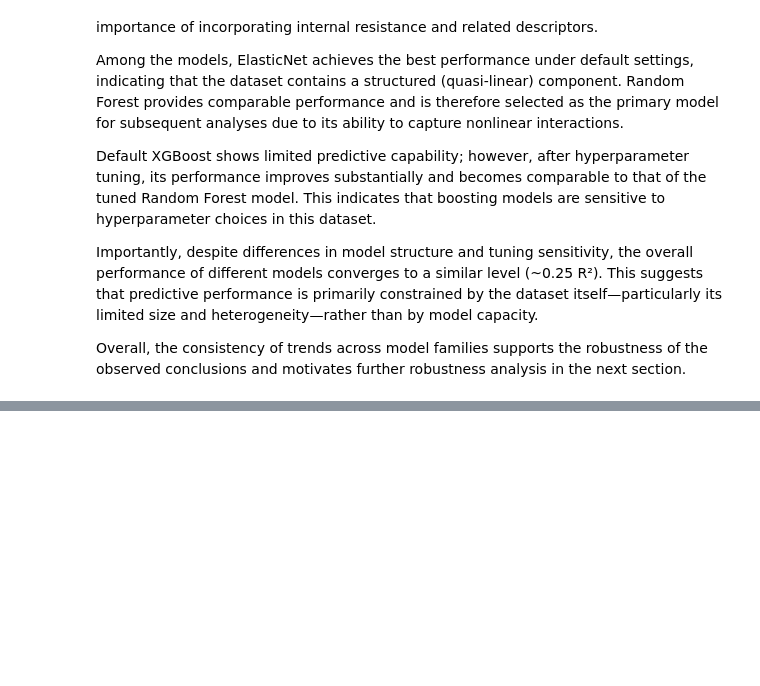
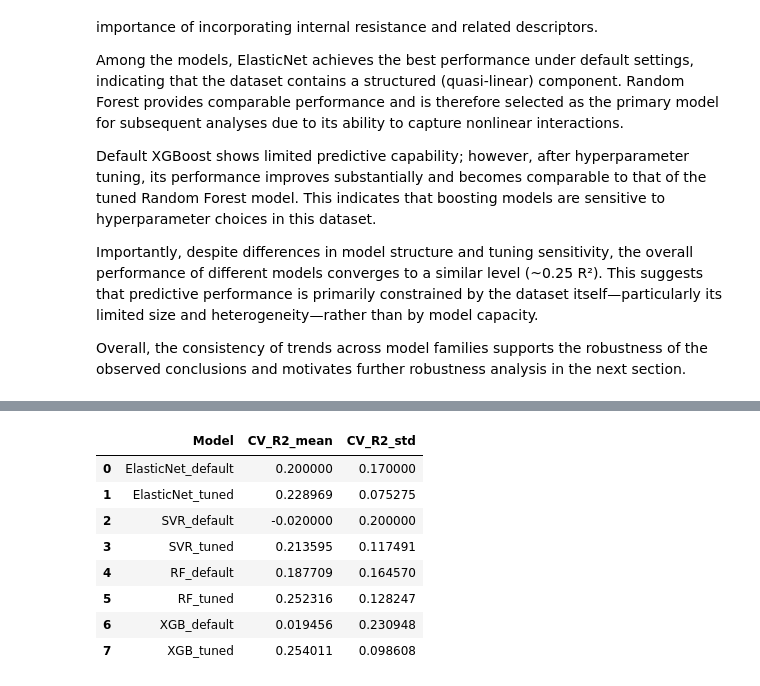
Before and after one commit to wenluanzhang/hydrovoltaic-ml, a Jupyter notebook: notebooks/04_modeling_phase2_models.ipynb, the cells around one changed output, grey strips where cells are left out. Saved outputs shown, nothing was run; the diff lists cells and outputs as text; code cells hidden in the pictures; blank space fills up the shorter version.

```diff
--- a/notebooks/04_modeling_phase2_models.ipynb
+++ b/notebooks/04_modeling_phase2_models.ipynb
@@ -1203,0 +1311,34 @@ Overall, the consistency of trends across model families supports the robustness
+# %%
+# 整理最终对比表（default + tuned）
+final_summary = pd.DataFrame({
+    "Model": [
+        "ElasticNet_default", "ElasticNet_tuned",
+        "SVR_default", "SVR_tuned",
+        "RF_default", "RF_tuned",
+        "XGB_default", "XGB_tuned"
+    ],
+    "CV_R2_mean": [
+        0.20, 0.228969,     # ElasticNet（你之前大概是0.20）
+        -0.02, 0.213595,    # SVR（之前是负）
+        0.187709, 0.252316,
+        0.019456, 0.254011
+    ],
+    "CV_R2_std": [
+        0.17, 0.075275,
+        0.20, 0.117491,
+        0.164570, 0.128247,
+        0.230948, 0.098608
+    ]
+})
+
+final_summary
+# %% [output]
+|  | Model | CV_R2_mean | CV_R2_std |
+| 0 | ElasticNet_default | 0.200000 | 0.170000 |
+| 1 | ElasticNet_tuned | 0.228969 | 0.075275 |
+| 2 | SVR_default | -0.020000 | 0.200000 |
+| 3 | SVR_tuned | 0.213595 | 0.117491 |
+| 4 | RF_default | 0.187709 | 0.164570 |
+| 5 | RF_tuned | 0.252316 | 0.128247 |
+| 6 | XGB_default | 0.019456 | 0.230948 |
+| 7 | XGB_tuned | 0.254011 | 0.098608 |
```
Also changed, not shown: parts of 7 cells of this notebook, 11 other files.
